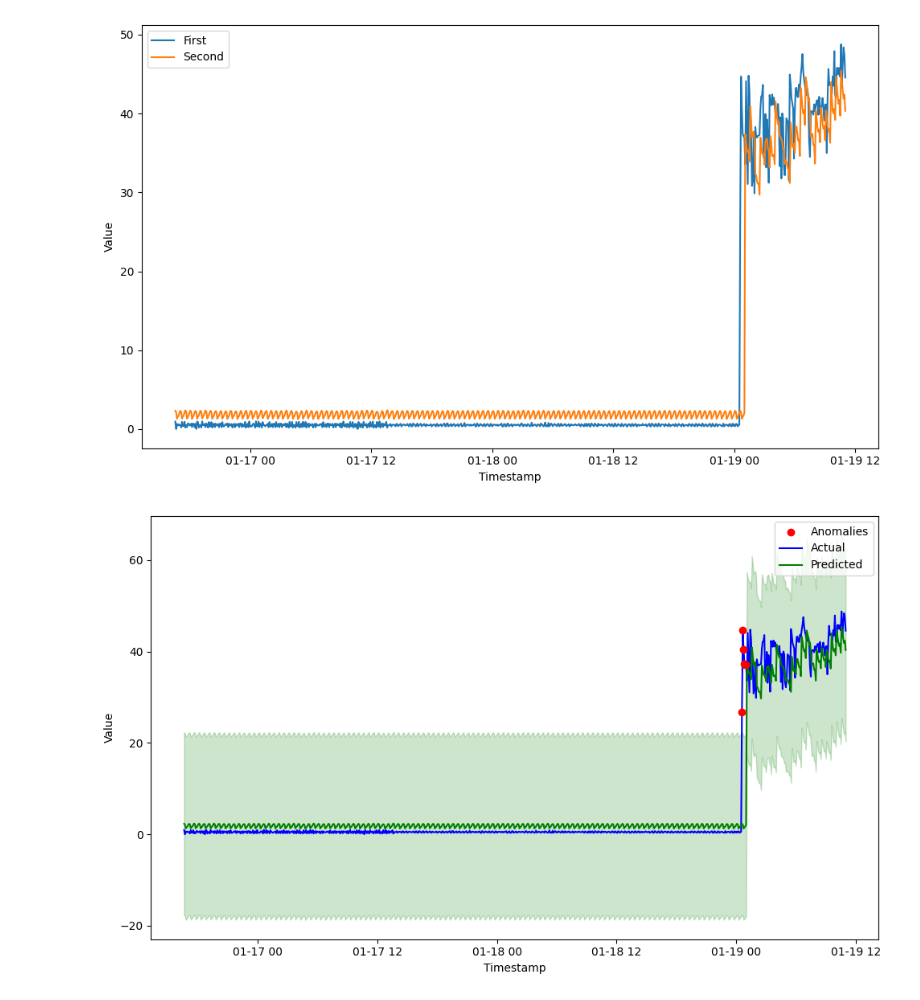
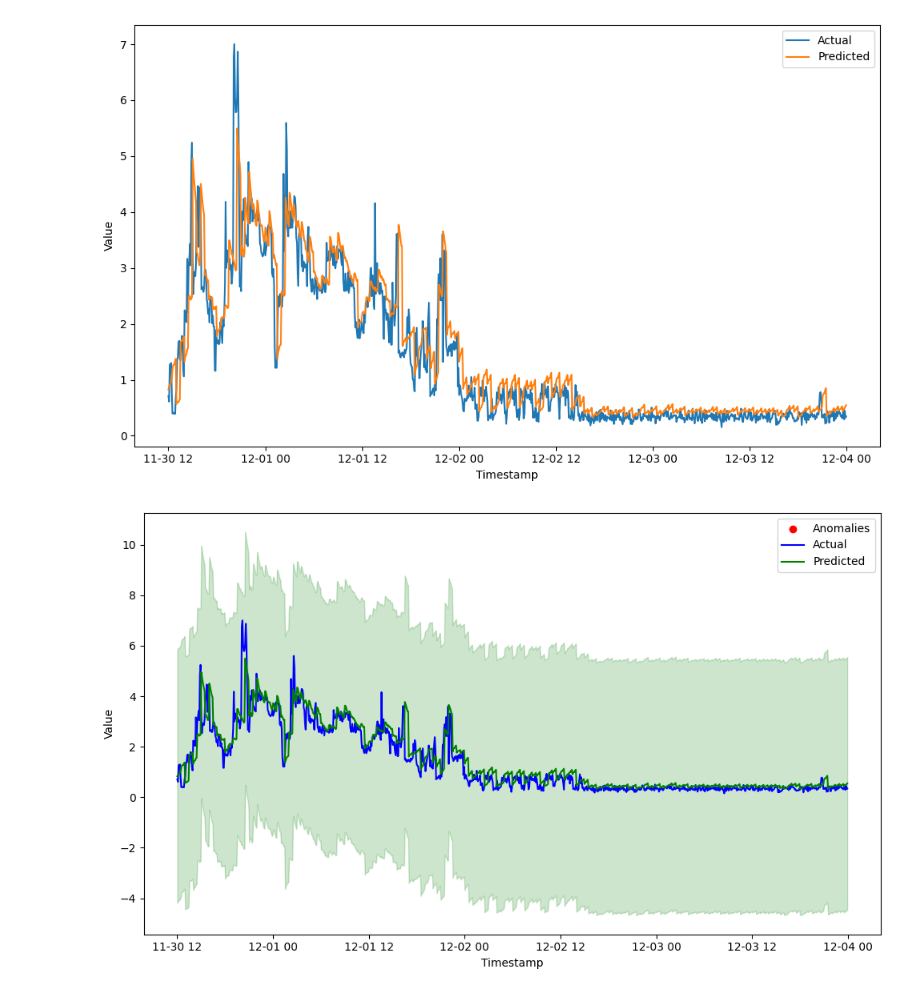
Before and after one commit to mlassak/anomaly-detection, a Jupyter notebook: lstm_example.ipynb, the cells around one changed output. Saved outputs shown, nothing was run; the diff lists cells and outputs as text; code cells hidden in the pictures.

```diff
--- a/lstm_example.ipynb
+++ b/lstm_example.ipynb
@@ -37,6 +36,6 @@ from tensorflow.keras.layers import LSTM
 
 history = lstm_model.train(
     custom_inner_layers=[
-        LSTM(16),
+        LSTM(64),
     ]
 )
@@ -47,5 +42,5 @@ lstm_model.plotter.plot_training_loss(history)
 # %%
-test_df = read_timeseries_csv(Path("./examples/sample_data/resource_usage_example_TEST.csv"))
+test_df = read_timeseries_csv(Path("./examples/sample_data/univar_data/cpu_example_5min_TEST.csv"))
 test_df.plot()
 # %% [output]
 <Axes: xlabel='timestamp'>
@@ -69,5 +48,5 @@ test_df_preprocessed.plot()
 # %%
-init_inputs = train_df[-lstm_model.config.forecasting_parameters.input_width:]["value"]
+init_inputs = train_df[-lstm_model.config.forecasting_parameters.input_width:]
 print(init_inputs)
 
 actuals, preds = lstm_model.test(
@@ -128,12 +98,12 @@ preds.plot()
 # %%
 from forecasting_models.general_plotter import GeneralPlotter
 
-GeneralPlotter.plot_two_series(actuals, preds)
+GeneralPlotter.plot_two_series(actuals, preds, plot_labels=("Actual", "Predicted"))
 # %% [output]
-[figure, old version]
+[figure, new version]
 # %%
-anomaly_df = lstm_model.flag_anomalies(actuals, preds, 20)
+anomaly_df = lstm_model.flag_anomalies(actuals, preds, 5)
 # %%
-GeneralPlotter.plot_anomalies(anomaly_df, 20)
+GeneralPlotter.plot_anomalies(anomaly_df, 5)
 # %% [output]
-[figure, old version]
+[figure, new version]
```
Also changed, not shown: parts of 22 cells of this notebook, 41 other files.
